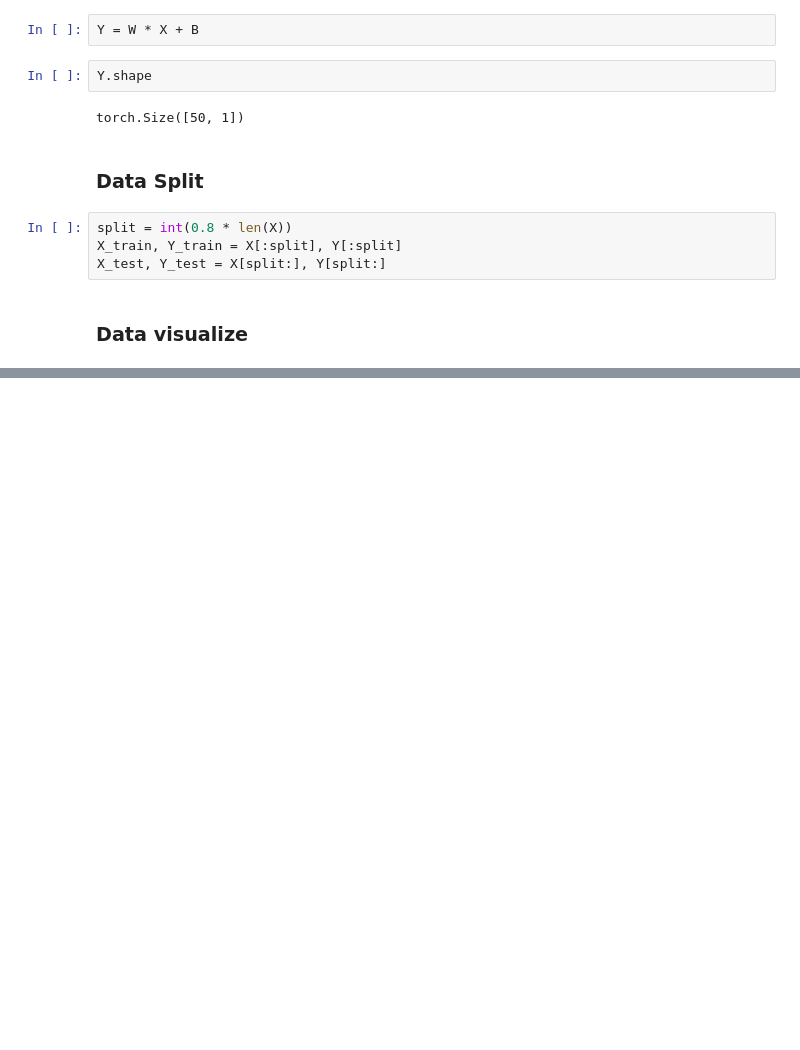
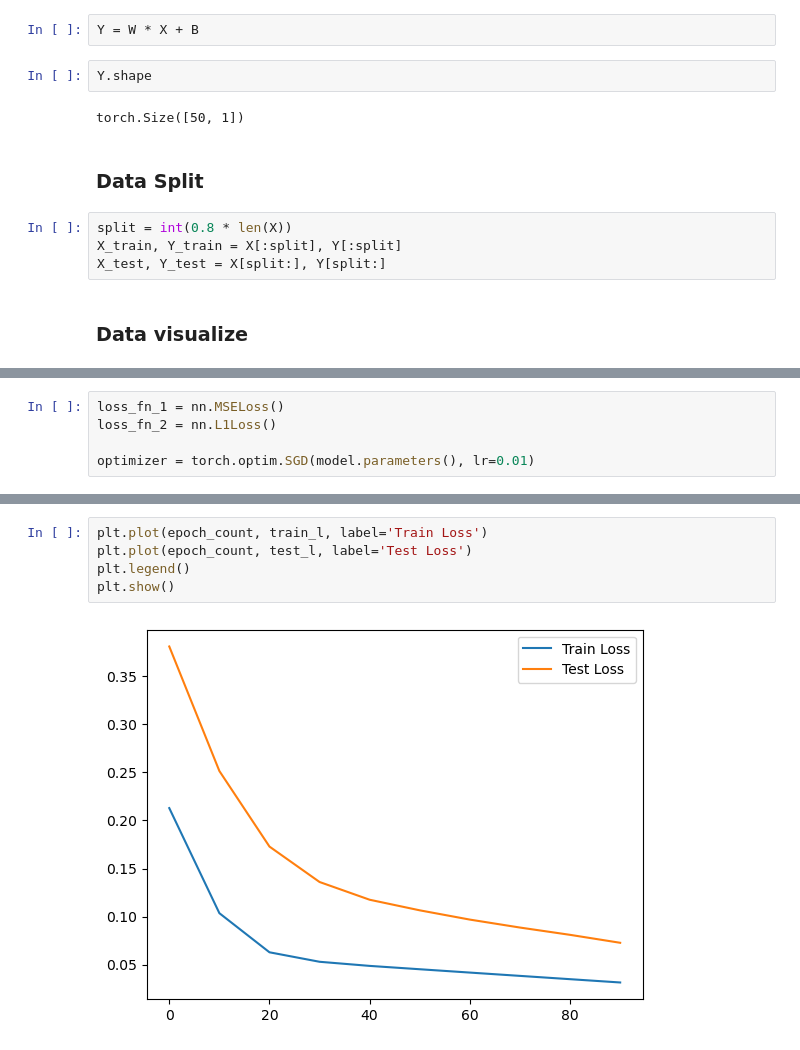
Before and after one commit to Tashhfia/Pytorch-Playground, a Jupyter notebook: Workflow Basics/LinearRegression.ipynb, the cells around one changed output, grey strips where cells are left out. Drawn from its saved outputs; the diff is of its cells as text; blank space fills up the shorter version.

```diff
--- a/Workflow Basics/LinearRegression.ipynb
+++ b/Workflow Basics/LinearRegression.ipynb
@@ -45,0 +107,5 @@ visualze_data(X_train, Y_train, X_test, Y_test)
+# %%
+loss_fn_1 = nn.MSELoss()
+loss_fn_2 = nn.L1Loss()
+
+optimizer = torch.optim.SGD(model.parameters(), lr=0.01)
@@ -45,0 +174,7 @@ visualze_data(X_train, Y_train, X_test, Y_test)
+# %%
+plt.plot(epoch_count, train_l, label='Train Loss')
+plt.plot(epoch_count, test_l, label='Test Loss')
+plt.legend()
+plt.show()
+# %% [output]
+[figure, added]
```
Also changed, not shown: parts of 17 cells of this notebook.
